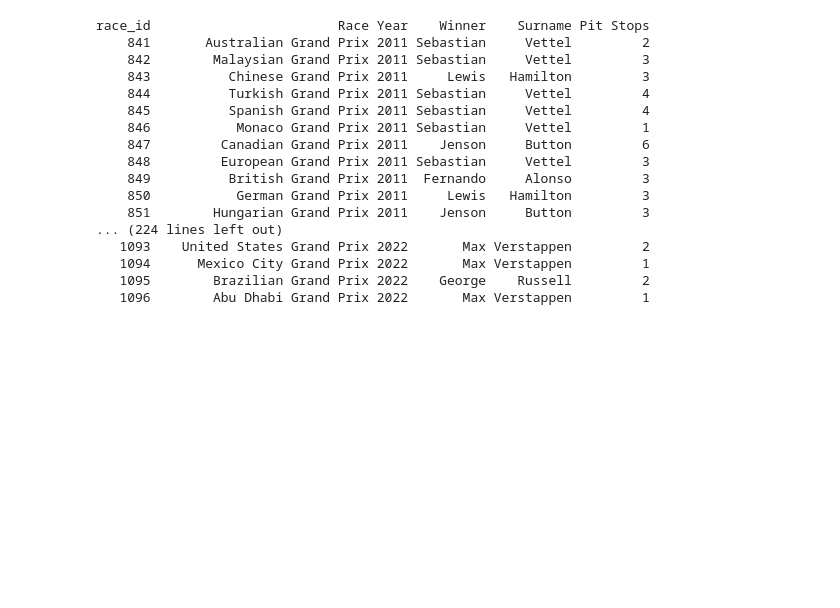
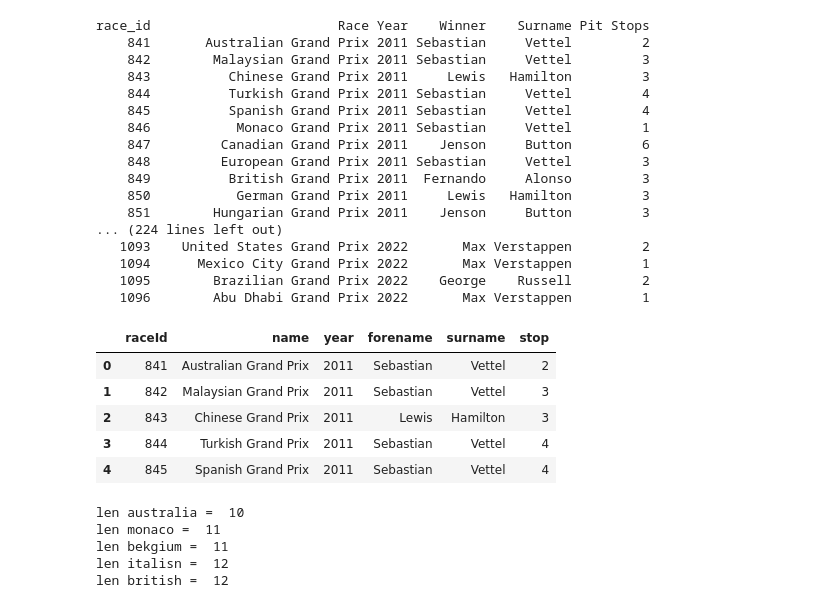
Before and after one commit to MohamedElhadidy0019/Formula_One_Data_Analysis, a Jupyter notebook: optimal_pitstops.ipynb, the cells around one changed output. Cells and saved outputs as stored; diff of their text form; code cells hidden in the pictures; blank space fills up the shorter version.

```diff
--- a/optimal_pitstops.ipynb
+++ b/optimal_pitstops.ipynb
@@ -94,0 +108,33 @@ race_id                        Race Year    Winner    Surname Pit Stops
+# %%
+pit_stops_by_race.head()
+# %% [output]
+|  | raceId | name | year | forename | surname | stop |
+| 0 | 841 | Australian Grand Prix | 2011 | Sebastian | Vettel | 2 |
+| 1 | 842 | Malaysian Grand Prix | 2011 | Sebastian | Vettel | 3 |
+| 2 | 843 | Chinese Grand Prix | 2011 | Lewis | Hamilton | 3 |
+| 3 | 844 | Turkish Grand Prix | 2011 | Sebastian | Vettel | 4 |
+| 4 | 845 | Spanish Grand Prix | 2011 | Sebastian | Vettel | 4 |
+# %%
+australian_stops = pit_stops_by_race [pit_stops_by_race['name'] == 'Australian Grand Prix']
+print("len australia = ", len(australian_stops))
+# Monaco Grand Prix
+monaco_stops = pit_stops_by_race [ pit_stops_by_race['name'] == 'Monaco Grand Prix']
+print("len monaco = ", len(monaco_stops))
+
+# Belgian Grand Prix
+belgian_stops = pit_stops_by_race [ pit_stops_by_race['name'] == 'Belgian Grand Prix']
+print("len bekgium = ", len(belgian_stops))
+
+# Italian Grand Prix
+italian_stops = pit_stops_by_race [ pit_stops_by_race['name'] == 'Italian Grand Prix']
+print("len italisn = ", len(italian_stops))
+
+# british Grand Prix
+british_stops = pit_stops_by_race [ pit_stops_by_race['name'] == 'British Grand Prix']
+print("len british = ", len(british_stops))
+# %% [output]
+len australia =  10
+len monaco =  11
+len bekgium =  11
+len italisn =  12
+len british =  12
```
Also changed, not shown: parts of 9 cells of this notebook, 4 other files.
